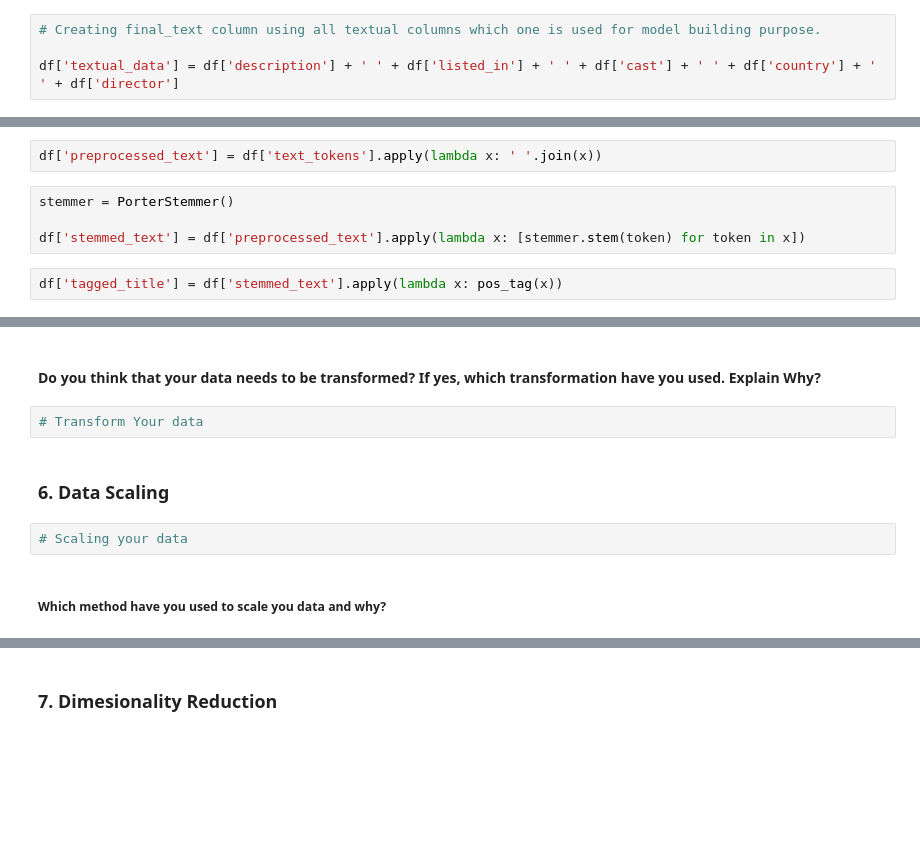
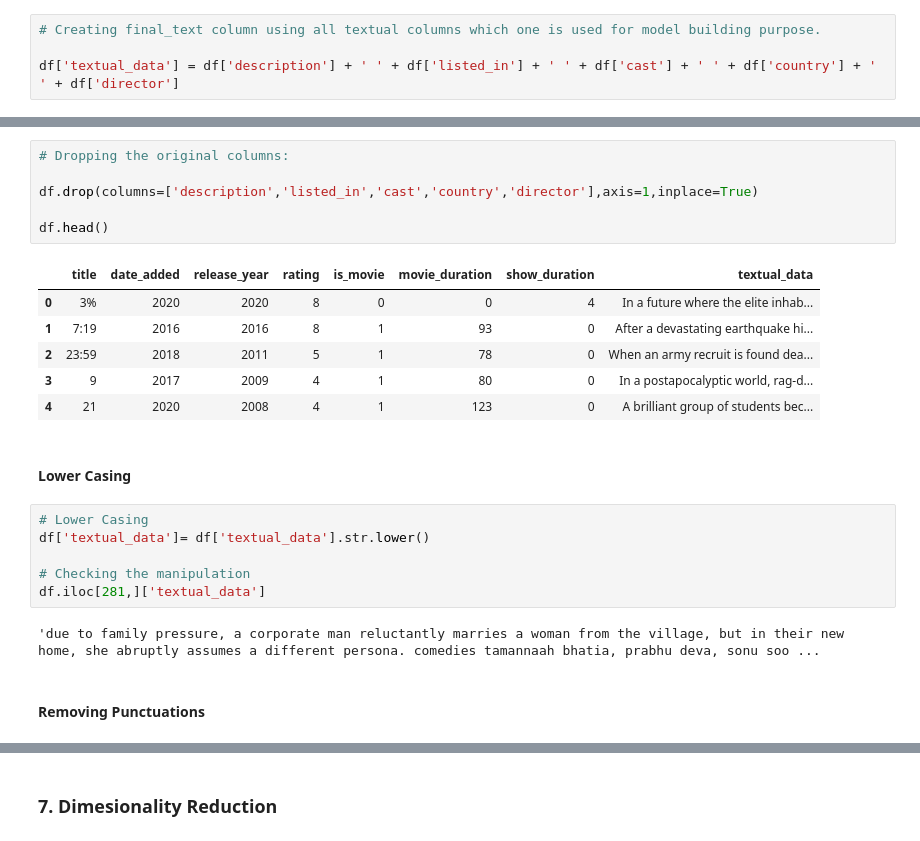
Before and after one commit to dhar9571/Capstone-Project-Unsupervised-ML---Netflix-Dataset, a Jupyter notebook: Capstone_Project_Unsupervised_ML_Netflix_Dataset.ipynb, the cells around one changed output, grey strips where cells are left out. Drawn from its saved outputs; the diff is of its cells as text; blank space fills up the shorter version.

```diff
--- a/Capstone_Project_Unsupervised_ML_Netflix_Dataset.ipynb
+++ b/Capstone_Project_Unsupervised_ML_Netflix_Dataset.ipynb
@@ -1168,8 +1046,0 @@ df['text_tokens'] = df['text_tokens'].apply(lambda x: [token for token in x if t
-# %%
-df['preprocessed_text'] = df['text_tokens'].apply(lambda x: ' '.join(x))
-# %%
-stemmer = PorterStemmer()
-
-df['stemmed_text'] = df['preprocessed_text'].apply(lambda x: [stemmer.stem(token) for token in x])
-# %%
-df['tagged_title'] = df['stemmed_text'].apply(lambda x: pos_tag(x))
@@ -1243,10 +1047,25 @@ Answer Here.
-# %% [markdown]
-#### Do you think that your data needs to be transformed? If yes, which transformation have you used. Explain Why?
-# %%
-# Transform Your data
-# %% [markdown]
-### 6. Data Scaling
-# %%
-# Scaling your data
-# %% [markdown]
-##### Which method have you used to scale you data and why?
+# %%
+# Dropping the original columns:
+
+df.drop(columns=['description','listed_in','cast','country','director'],axis=1,inplace=True)
+
+df.head()
+# %% [output]
+|  | title | date_added | release_year | rating | is_movie | movie_duration | show_duration | textual_data |
+| 0 | 3% | 2020 | 2020 | 8 | 0 | 0 | 4 | In a future where the elite inhab... |
+| 1 | 7:19 | 2016 | 2016 | 8 | 1 | 93 | 0 | After a devastating earthquake hi... |
+| 2 | 23:59 | 2018 | 2011 | 5 | 1 | 78 | 0 | When an army recruit is found dea... |
+| 3 | 9 | 2017 | 2009 | 4 | 1 | 80 | 0 | In a postapocalyptic world, rag-d... |
+| 4 | 21 | 2020 | 2008 | 4 | 1 | 123 | 0 | A brilliant group of students bec... |
+# %% [markdown]
+#### Lower Casing
+# %%
+# Lower Casing
+df['textual_data']= df['textual_data'].str.lower()
+
+# Checking the manipulation
+df.iloc[281,]['textual_data']
+# %% [output]
+'due to family pressure, a corporate man reluctantly marries a woman from the village, but in their new home, she abruptly assumes a different persona. comedies tamannaah bhatia, prabhu deva, sonu soo ...
+# %% [markdown]
+#### Removing Punctuations
```
Also changed, not shown: parts of 83 cells of this notebook.
